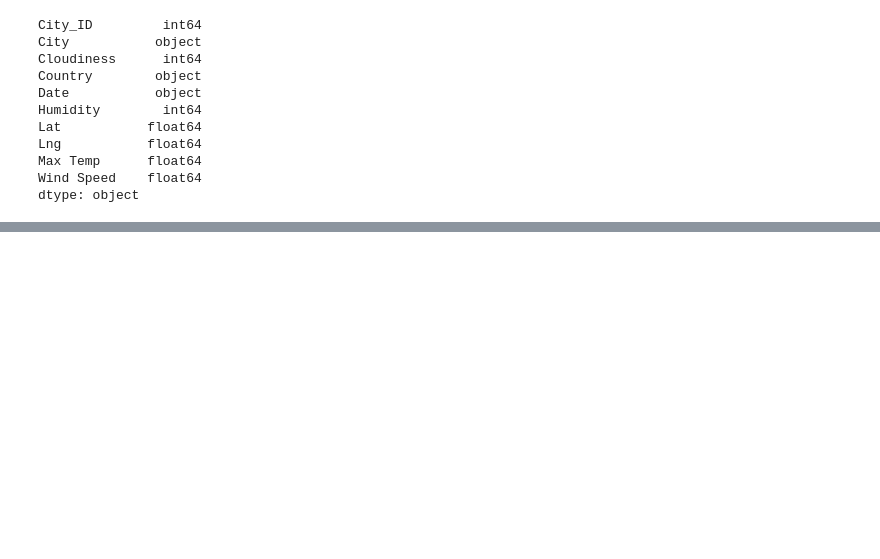
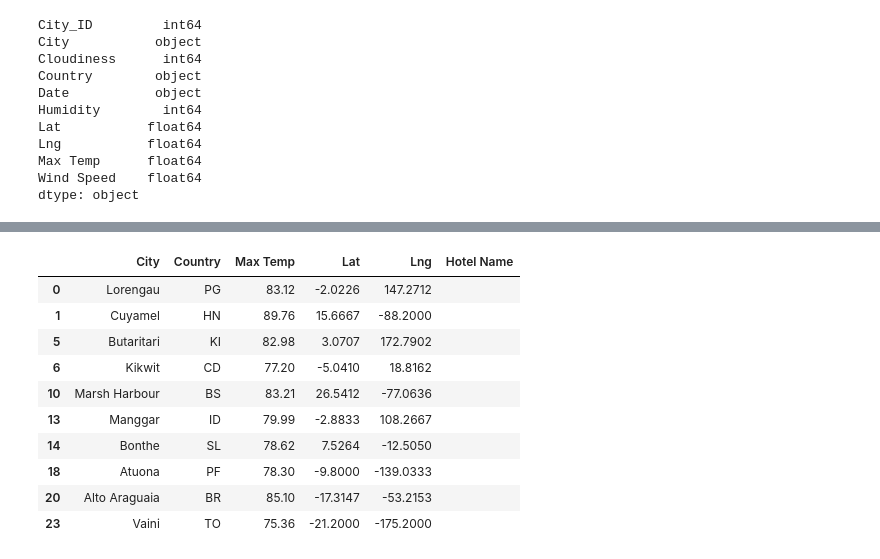
Before and after one commit to Csstndly/World_Weather_Analysis, a Jupyter notebook: WeatherPy.ipynb, the cells around one changed output, grey strips where cells are left out. Drawn from its saved outputs; the diff is of its cells as text; code cells hidden in the pictures; blank space fills up the shorter version.

```diff
--- a/WeatherPy.ipynb
+++ b/WeatherPy.ipynb
@@ -622,0 +663,18 @@ fig
+# %%
+# Create DataFrame called hotel_df to store hotel names along with city, country, max temp, and coordinates.// hotel name + lng added columns
+#added from the loop of city_data that was loads forever
+hotel_df = preferred_cities_df[["City", "Country", "Max Temp", "Lat", "Lng"]].copy()
+hotel_df["Hotel Name"] = ""
+hotel_df.head(10)
+# %% [output]
+|  | City | Country | Max Temp | Lat | Lng | Hotel Name |
+| 0 | Lorengau | PG | 83.12 | -2.0226 | 147.2712 |  |
+| 1 | Cuyamel | HN | 89.76 | 15.6667 | -88.2000 |  |
+| 5 | Butaritari | KI | 82.98 | 3.0707 | 172.7902 |  |
+| 6 | Kikwit | CD | 77.20 | -5.0410 | 18.8162 |  |
+| 10 | Marsh Harbour | BS | 83.21 | 26.5412 | -77.0636 |  |
+| 13 | Manggar | ID | 79.99 | -2.8833 | 108.2667 |  |
+| 14 | Bonthe | SL | 78.62 | 7.5264 | -12.5050 |  |
+| 18 | Atuona | PF | 78.30 | -9.8000 | -139.0333 |  |
+| 20 | Alto Araguaia | BR | 85.10 | -17.3147 | -53.2153 |  |
+| 23 | Vaini | TO | 75.36 | -21.2000 | -175.2000 |  |
```
Also changed, not shown: parts of 61 cells of this notebook, 1 other file.
